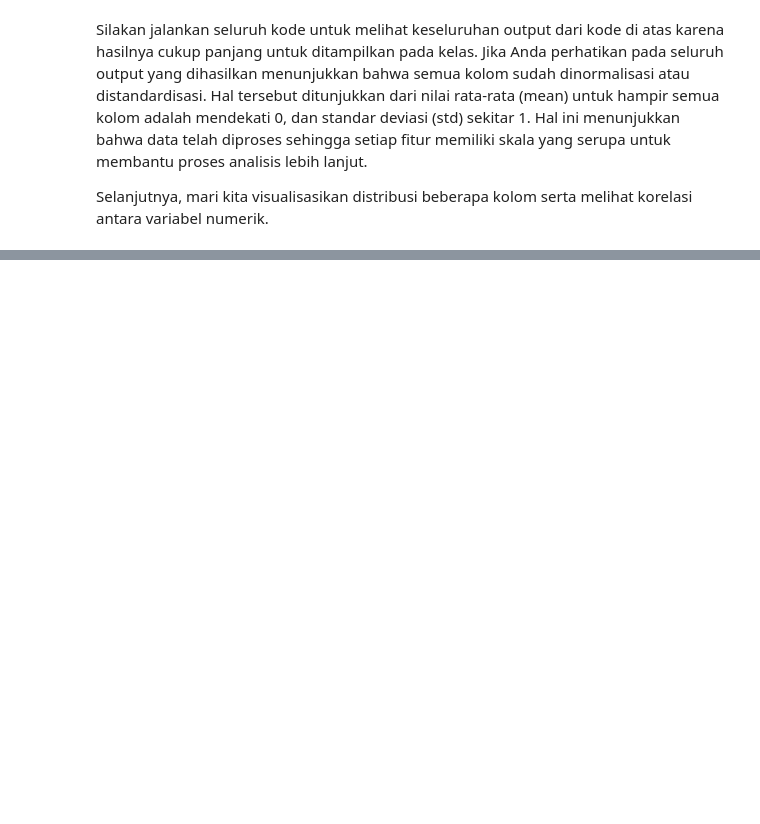
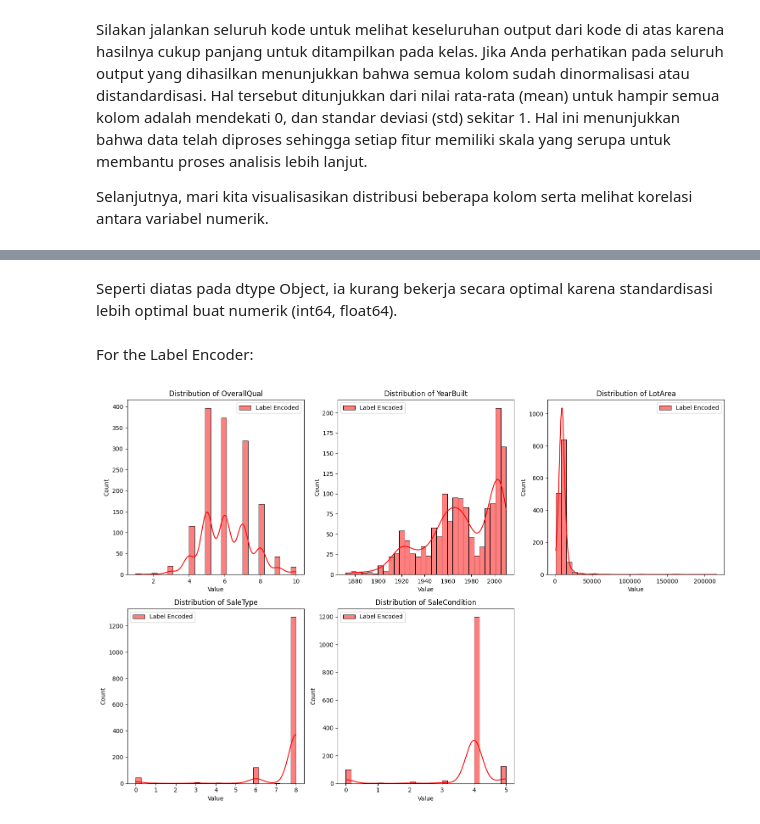
Before and after one commit to chrisshuo123/python-machine-learning, a Jupyter notebook: kaggle-housePrice/3-EDA_ExDA.ipynb, the cells around one changed output, grey strips where cells are left out. Saved outputs shown, nothing was run; the diff lists cells and outputs as text; code cells hidden in the pictures; blank space fills up the shorter version.

```diff
--- a/kaggle-housePrice/3-EDA_ExDA.ipynb
+++ b/kaggle-housePrice/3-EDA_ExDA.ipynb
@@ -195,0 +297,34 @@ plt.show()
+# %% [markdown]
+Seperti diatas pada dtype Object, ia kurang bekerja secara optimal karena standardisasi lebih optimal buat numerik (int64, float64).
+# %% [markdown]
+For the Label Encoder:
+# %%
+import matplotlib.pyplot as plt
+import seaborn as sns
+from sklearn.preprocessing import StandardScaler
+from sklearn.preprocessing import LabelEncoder
+import pandas as pd
+
+# Buat df_lencoder (Label Encoding)
+df_lencoder = df.copy()
+category_features = df.select_dtypes(include=['object']).columns
+label_encoder = LabelEncoder()
+for col in category_features:
+    df_lencoder[col] = label_encoder.fit_transform(df[col])
+
+# Pilih kolom yang akan diplot (hanya yang numerik, SaleType & SaleCondition kategorikal jadi disarankan dihapus saja)
+columns_to_plot = ['OverallQual', 'YearBuilt', 'LotArea', 'SaleType', 'SaleCondition']
+
+plt.figure(figsize=(15, 10))
+for i, column in enumerate(columns_to_plot, 1):
+    plt.subplot(2, 3, i)
+    # sns.histplot(df_standardized[column], kde=True, bins=30, color='blue', label='Standardized', alpha=0.5)
+    sns.histplot(df_lencoder[column], kde=True, bins=30, color='red', label='Label Encoded', alpha=0.5)
+    plt.title(f'Distribution of {column}')
+    plt.xlabel('Value')
+    plt.legend()
+
+plt.tight_layout()
+plt.show()
+# %% [output]
+[figure, added]
```
Also changed, not shown: parts of 20 cells of this notebook, 1 other file.
